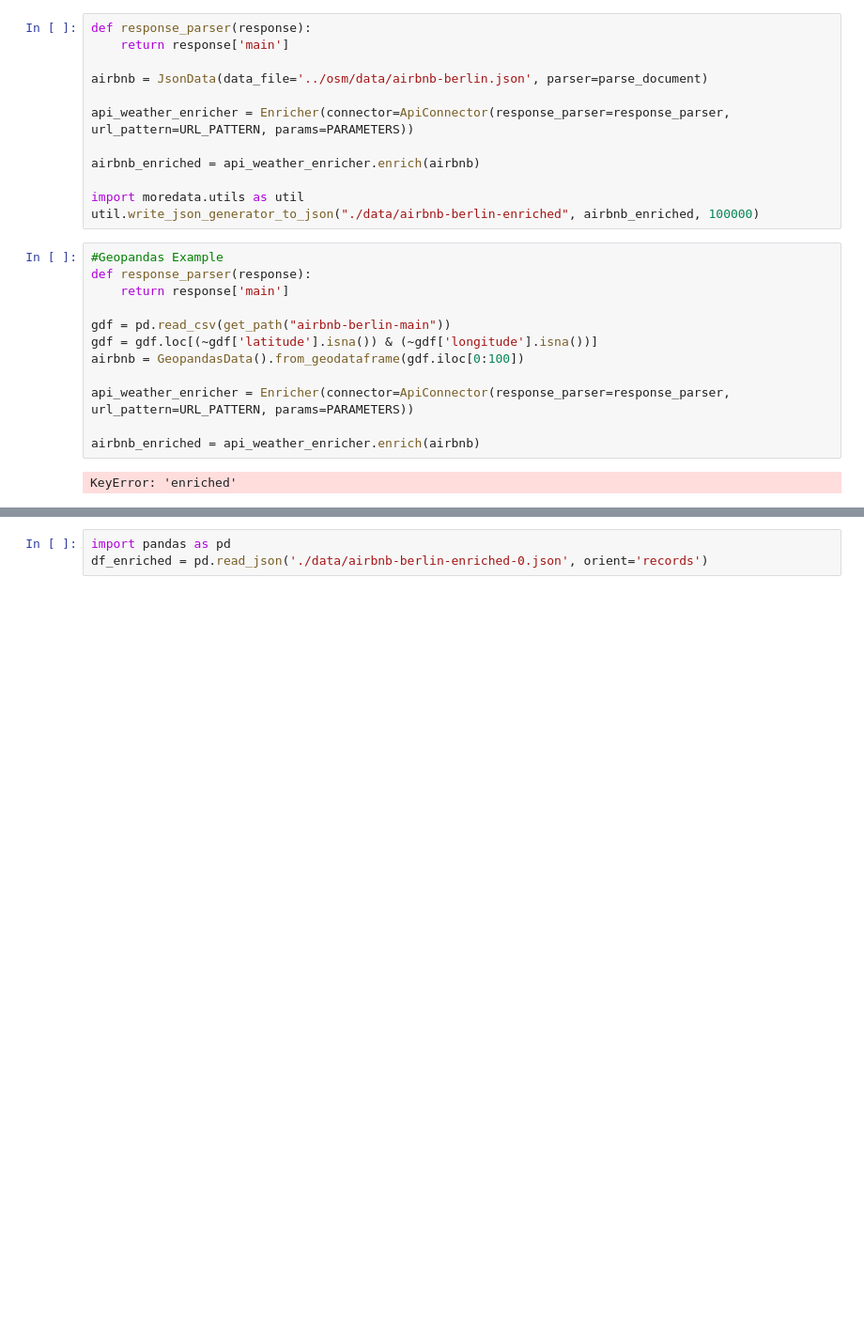
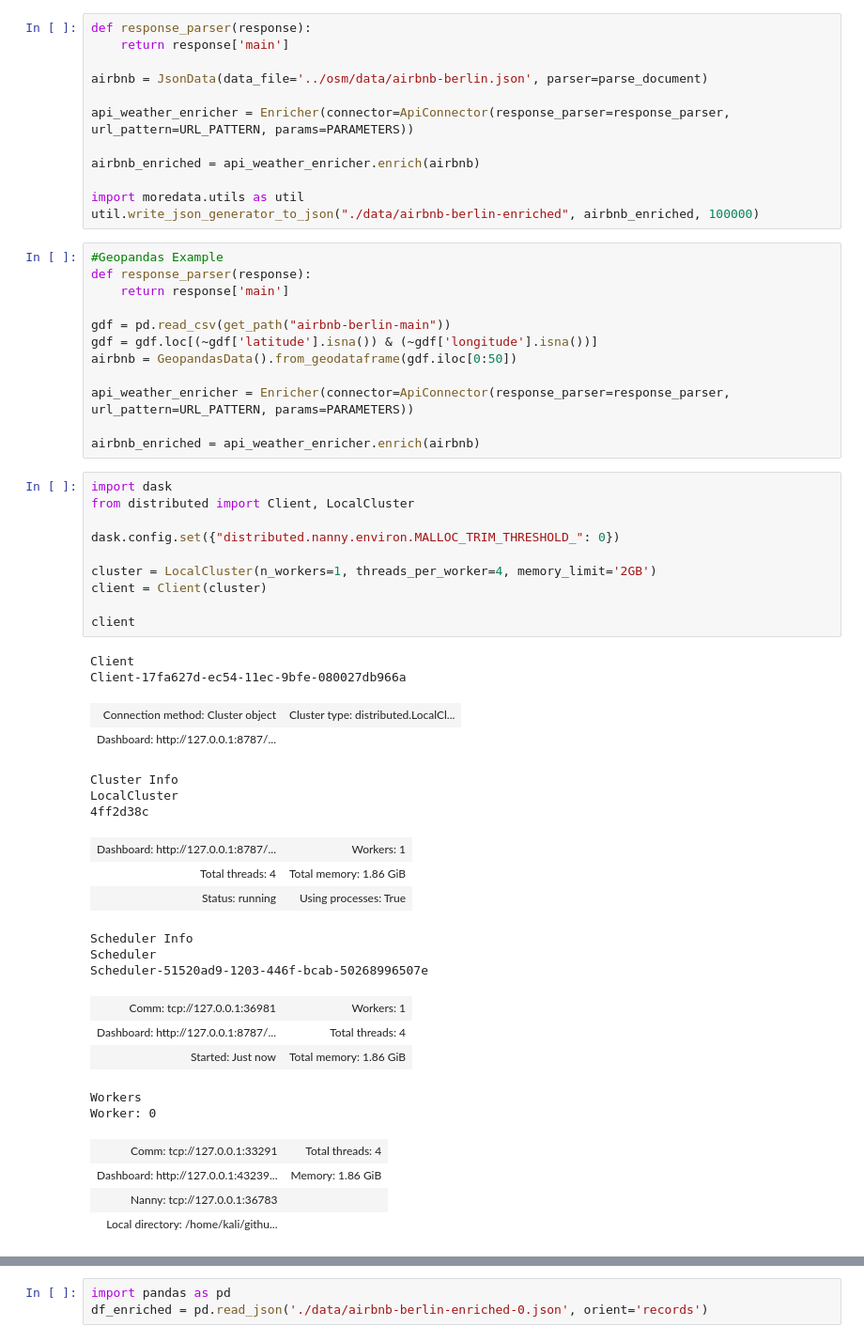
Before and after one commit to NESPEDUFV/more-data, a Jupyter notebook: examples/api-connector/api-openweather.ipynb, the cells around one changed output, grey strips where cells are left out. Shown: that part at 94% size. Drawn from its saved outputs; the diff is of its cells as text; blank space fills up the shorter version.

```diff
--- a/examples/api-connector/api-openweather.ipynb
+++ b/examples/api-connector/api-openweather.ipynb
@@ -45,10 +45,41 @@ def response_parser(response):
 
 gdf = pd.read_csv(get_path("airbnb-berlin-main"))
 gdf = gdf.loc[(~gdf['latitude'].isna()) & (~gdf['longitude'].isna())]
-airbnb = GeopandasData().from_geodataframe(gdf.iloc[0:100])
+airbnb = GeopandasData().from_geodataframe(gdf.iloc[0:50])
 
 api_weather_enricher = Enricher(connector=ApiConnector(response_parser=response_parser, url_pattern=URL_PATTERN, params=PARAMETERS))
 
 airbnb_enriched = api_weather_enricher.enrich(airbnb)
-# %% [output]
-KeyError: 'enriched'
+# %%
+import dask
+from distributed import Client, LocalCluster
+
+dask.config.set({"distributed.nanny.environ.MALLOC_TRIM_THRESHOLD_": 0})
+
+cluster = LocalCluster(n_workers=1, threads_per_worker=4, memory_limit='2GB')
+client = Client(cluster)
+
+client
+# %% [output]
+Client
+Client-17fa627d-ec54-11ec-9bfe-080027db966a
+| Connection method: Cluster object | Cluster type: distributed.LocalCl... |
+| Dashboard: http://127.0.0.1:8787/... |  |
+Cluster Info
+LocalCluster
+4ff2d38c
+| Dashboard: http://127.0.0.1:8787/... | Workers: 1 |
+| Total threads: 4 | Total memory: 1.86 GiB |
+| Status: running | Using processes: True |
+Scheduler Info
+Scheduler
+Scheduler-51520ad9-1203-446f-bcab-50268996507e
+| Comm: tcp://127.0.0.1:36981 | Workers: 1 |
+| Dashboard: http://127.0.0.1:8787/... | Total threads: 4 |
+| Started: Just now | Total memory: 1.86 GiB |
+Workers
+Worker: 0
+| Comm: tcp://127.0.0.1:33291 | Total threads: 4 |
+| Dashboard: http://127.0.0.1:43239... | Memory: 1.86 GiB |
+| Nanny: tcp://127.0.0.1:36783 |  |
+| Local directory: /home/kali/githu... |  |
```
Also changed, not shown: parts of 3 cells of this notebook, 8 other files.
